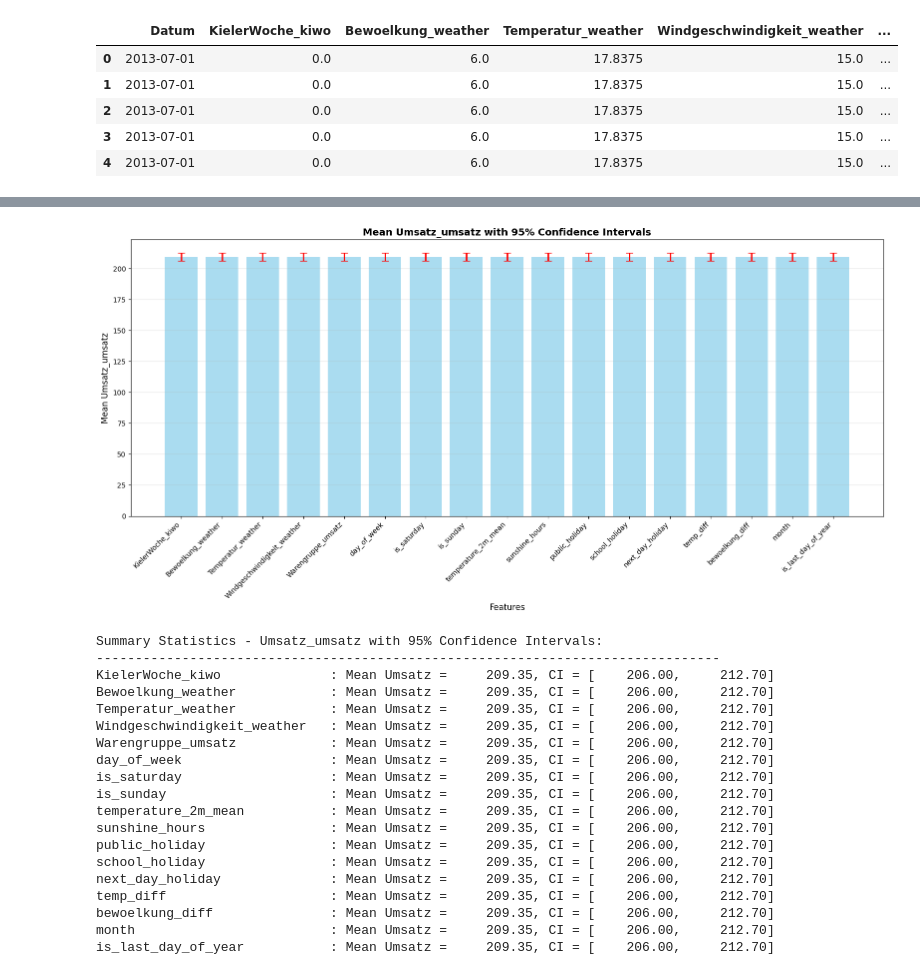
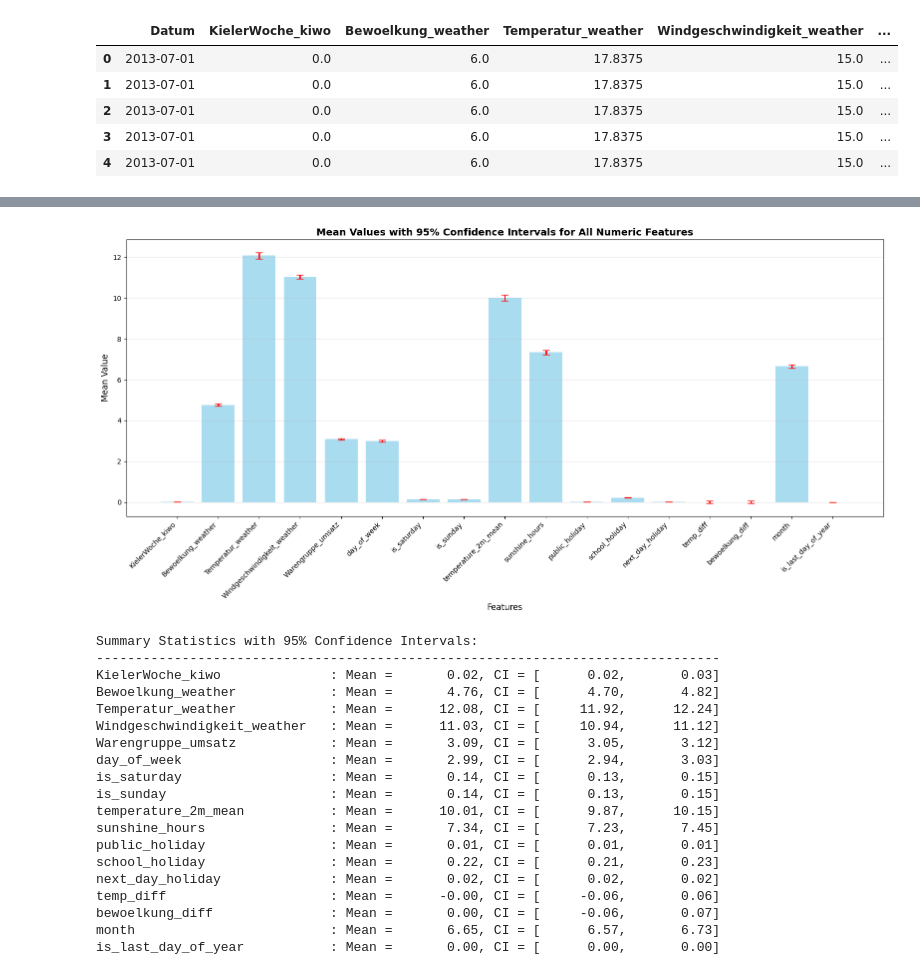
Before and after one commit to Awais16/bakery_sales_prediction, a Jupyter notebook: 1_DatasetCharacteristics/DataCharacter.ipynb, the cells around one changed output, grey strips where cells are left out. Cells and saved outputs as stored; diff of their text form; code cells hidden in the pictures.

```diff
--- a/1_DatasetCharacteristics/DataCharacter.ipynb
+++ b/1_DatasetCharacteristics/DataCharacter.ipynb
@@ -309,12 +309,11 @@ df_train_clean_numeric = df_train_clean.select_dtypes(include=['number'])
 df_train_clean_numeric['month'] = pd.to_datetime(df_train_clean['Datum']).dt.month
 df_train_clean_numeric['is_last_day_of_year'] = pd.to_datetime(df_train_clean['Datum']).dt.is_year_end.astype(int)
 
-
 #remove sunshine_duration, Umsatz_umsatz,umsatz_rolling7  column if exists
 if 'sunshine_duration' in df_train_clean_numeric.columns:
     df_train_clean_numeric = df_train_clean_numeric.drop(columns=['sunshine_duration'])
-#if 'Umsatz_umsatz' in df_train_clean_numeric.columns:
-#    df_train_clean_numeric = df_train_clean_numeric.drop(columns=['Umsatz_umsatz'])
+if 'Umsatz_umsatz' in df_train_clean_numeric.columns:
+    df_train_clean_numeric = df_train_clean_numeric.drop(columns=['Umsatz_umsatz'])
 if 'umsatz_rolling7' in df_train_clean_numeric.columns:
     df_train_clean_numeric = df_train_clean_numeric.drop(columns=['umsatz_rolling7'])
 
@@ -345,72 +326,68 @@ Name: Umsatz_umsatz, dtype: float64
 import matplotlib.pyplot as plt
 import numpy as np
 
-# Get all numeric columns except Umsatz_umsatz itself
-numeric_cols = [col for col in df_train_clean_numeric.columns if col != 'Umsatz_umsatz']
+# Get all numeric columns
+numeric_cols = df_train_clean_numeric.columns.tolist()
 
-# Calculate mean Umsatz_umsatz and 95% confidence interval for each feature grouping
+# Calculate mean and 95% confidence interval for each column
 means = []
 ci_lower = []
 ci_upper = []
 labels = []
 
 for col in numeric_cols:
-    # For each unique value of the feature, calculate mean Umsatz
-    grouped = df_train_clean_numeric.groupby(col)['Umsatz_umsatz'].apply(list)
-
-    # Calculate overall mean and CI for Umsatz when grouped by this feature
-    data = df_train_clean_numeric['Umsatz_umsatz'].dropna()
+    data = df_train_clean_numeric[col].dropna()
     if len(data) > 0:
         mean = data.mean()
         std_err = stats.sem(data)
         ci = stats.t.interval(0.95, len(data)-1, loc=mean, scale=std_err)
 
         means.append(mean)
         ci_lower.append(mean - ci[0])
         ci_upper.append(ci[1] - mean)
         labels.append(col)
 
 # Create bar chart with error bars
 fig, ax = plt.subplots(figsize=(16, 8))
 x_pos = np.arange(len(labels))
 
 ax.bar(x_pos, means, yerr=[ci_lower, ci_upper],
        capsize=5, alpha=0.7, color='skyblue',
        error_kw={'elinewidth': 2, 'ecolor': 'red'})
 
 ax.set_xlabel('Features', fontsize=12)
-ax.set_ylabel('Mean Umsatz_umsatz', fontsize=12)
-ax.set_title('Mean Umsatz_umsatz with 95% Confidence Intervals', fontsize=14, fontweight='bold')
+ax.set_ylabel('Mean Value', fontsize=12)
+ax.set_title('Mean Values with 95% Confidence Intervals for All Numeric Features', fontsize=14, fontweight='bold')
 ax.set_xticks(x_pos)
 ax.set_xticklabels(labels, rotation=45, ha='right')
 ax.grid(axis='y', alpha=0.3)
 
 plt.tight_layout()
 plt.show()
 
 # Print summary statistics
-print("\nSummary Statistics - Umsatz_umsatz with 95% Confidence Intervals:")
+print("\nSummary Statistics with 95% Confidence Intervals:")
 print("-" * 80)
 for i, label in enumerate(labels):
-    print(f"{label:30s}: Mean Umsatz = {means[i]:10.2f}, CI = [{means[i]-ci_lower[i]:10.2f}, {means[i]+ci_upper[i]:10.2f}]")
+    print(f"{label:30s}: Mean = {means[i]:10.2f}, CI = [{means[i]-ci_lower[i]:10.2f}, {means[i]+ci_upper[i]:10.2f}]")
 # %% [output]
-[figure, old version]
+[figure, new version]
-Summary Statistics - Umsatz_umsatz with 95% Confidence Intervals:
+Summary Statistics with 95% Confidence Intervals:
 --------------------------------------------------------------------------------
-KielerWoche_kiwo              : Mean Umsatz =     209.35, CI = [    206.00,     212.70]
-Bewoelkung_weather            : Mean Umsatz =     209.35, CI = [    206.00,     212.70]
-Temperatur_weather            : Mean Umsatz =     209.35, CI = [    206.00,     212.70]
-Windgeschwindigkeit_weather   : Mean Umsatz =     209.35, CI = [    206.00,     212.70]
-Warengruppe_umsatz            : Mean Umsatz =     209.35, CI = [    206.00,     212.70]
-day_of_week                   : Mean Umsatz =     209.35, CI = [    206.00,     212.70]
-is_saturday                   : Mean Umsatz =     209.35, CI = [    206.00,     212.70]
-is_sunday                     : Mean Umsatz =     209.35, CI = [    206.00,     212.70]
-temperature_2m_mean           : Mean Umsatz =     209.35, CI = [    206.00,     212.70]
-sunshine_hours                : Mean Umsatz =     209.35, CI = [    206.00,     212.70]
-public_holiday                : Mean Umsatz =     209.35, CI = [    206.00,     212.70]
-school_holiday                : Mean Umsatz =     209.35, CI = [    206.00,     212.70]
-next_day_holiday              : Mean Umsatz =     209.35, CI = [    206.00,     212.70]
-temp_diff                     : Mean Umsatz =     209.35, CI = [    206.00,     212.70]
-bewoelkung_diff               : Mean Umsatz =     209.35, CI = [    206.00,     212.70]
-month                         : Mean Umsatz =     209.35, CI = [    206.00,     212.70]
-is_last_day_of_year           : Mean Umsatz =     209.35, CI = [    206.00,     212.70]
+KielerWoche_kiwo              : Mean =       0.02, CI = [      0.02,       0.03]
+Bewoelkung_weather            : Mean =       4.76, CI = [      4.70,       4.82]
+Temperatur_weather            : Mean =      12.08, CI = [     11.92,      12.24]
+Windgeschwindigkeit_weather   : Mean =      11.03, CI = [     10.94,      11.12]
+Warengruppe_umsatz            : Mean =       3.09, CI = [      3.05,       3.12]
+day_of_week                   : Mean =       2.99, CI = [      2.94,       3.03]
+is_saturday                   : Mean =       0.14, CI = [      0.13,       0.15]
+is_sunday                     : Mean =       0.14, CI = [      0.13,       0.15]
+temperature_2m_mean           : Mean =      10.01, CI = [      9.87,      10.15]
+sunshine_hours                : Mean =       7.34, CI = [      7.23,       7.45]
+public_holiday                : Mean =       0.01, CI = [      0.01,       0.01]
+school_holiday                : Mean =       0.22, CI = [      0.21,       0.23]
+next_day_holiday              : Mean =       0.02, CI = [      0.02,       0.02]
+temp_diff                     : Mean =      -0.00, CI = [     -0.06,       0.06]
+bewoelkung_diff               : Mean =       0.00, CI = [     -0.06,       0.07]
+month                         : Mean =       6.65, CI = [      6.57,       6.73]
+is_last_day_of_year           : Mean =       0.00, CI = [      0.00,       0.00]
```
Also changed, not shown: parts of 5 cells of this notebook, 5 other files.
